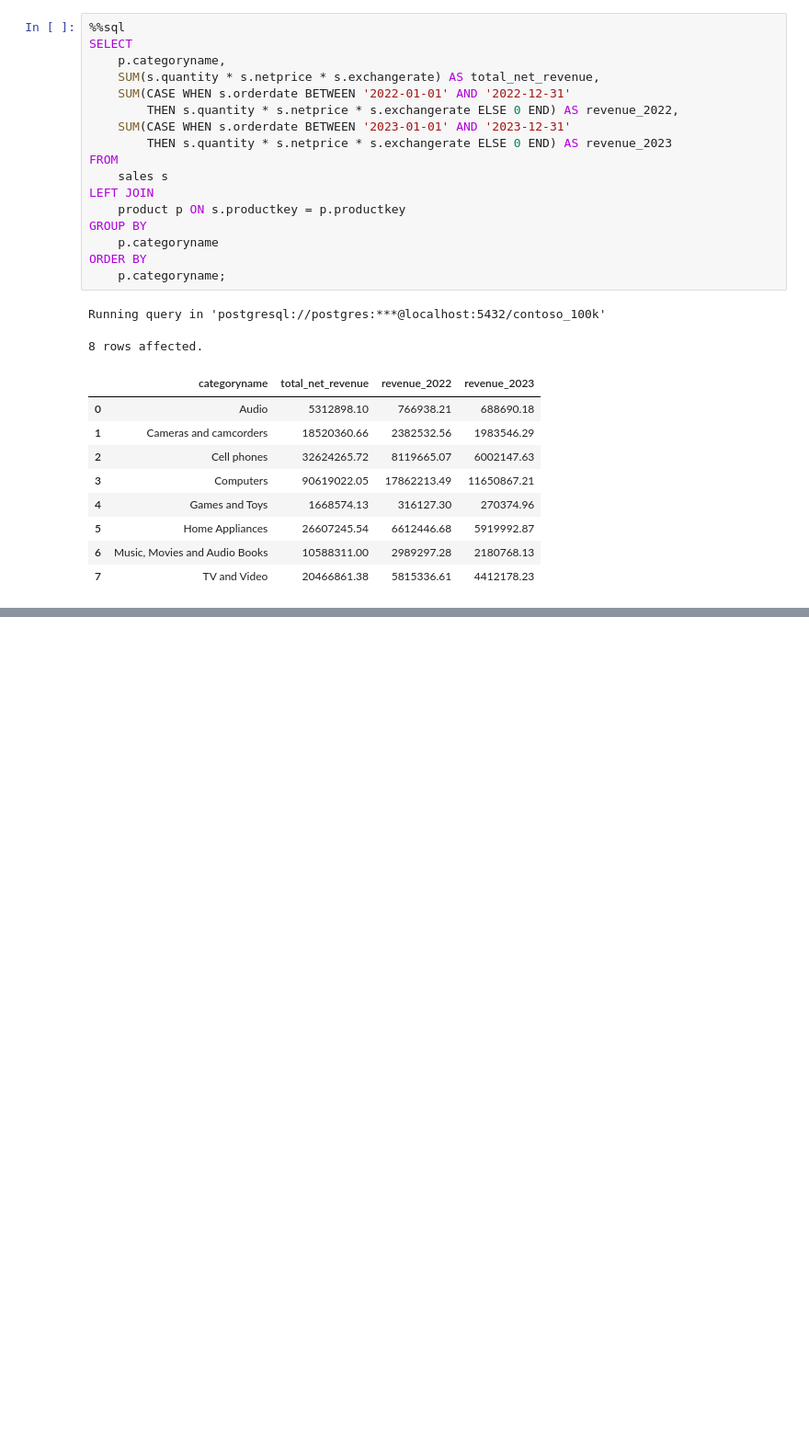
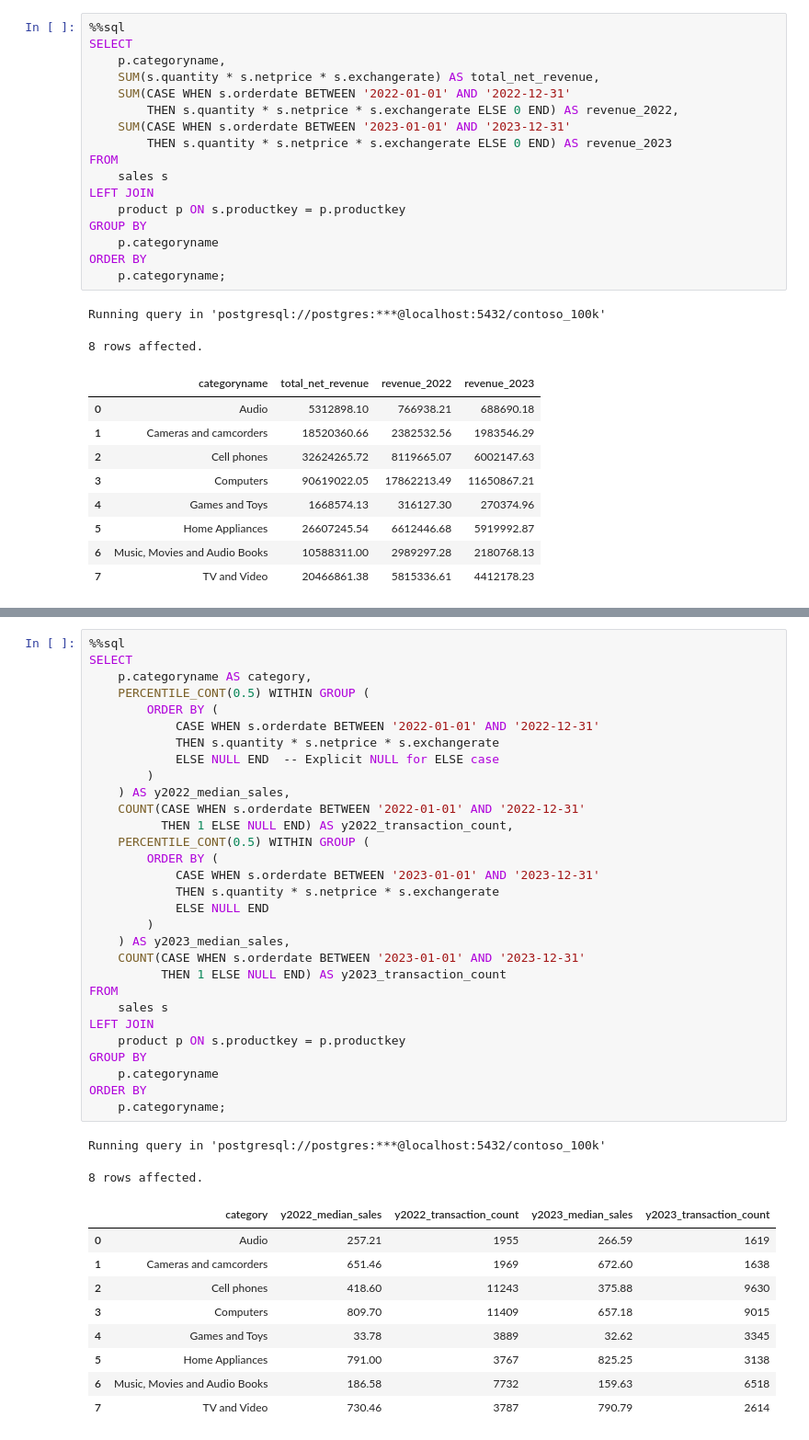
Before and after one commit to nayeemtalukder1/Data-Science-Algorithms, a Jupyter notebook: Resources/Blank_SQL_Notebook.ipynb, the cells around one changed output, grey strips where cells are left out. Shown at 92% size. Drawn from its saved outputs; the diff is of its cells as text; blank space fills up the shorter version.

```diff
--- a/Resources/Blank_SQL_Notebook.ipynb
+++ b/Resources/Blank_SQL_Notebook.ipynb
@@ -565,0 +712,42 @@ Running query in 'postgresql://postgres:***@localhost:5432/contoso_100k'
+# %%
+%%sql
+SELECT
+    p.categoryname AS category,
+    PERCENTILE_CONT(0.5) WITHIN GROUP (
+        ORDER BY (
+            CASE WHEN s.orderdate BETWEEN '2022-01-01' AND '2022-12-31'
+            THEN s.quantity * s.netprice * s.exchangerate
+            ELSE NULL END  -- Explicit NULL for ELSE case
+        )
+    ) AS y2022_median_sales,
+    COUNT(CASE WHEN s.orderdate BETWEEN '2022-01-01' AND '2022-12-31'
+          THEN 1 ELSE NULL END) AS y2022_transaction_count,
+    PERCENTILE_CONT(0.5) WITHIN GROUP (
+        ORDER BY (
+            CASE WHEN s.orderdate BETWEEN '2023-01-01' AND '2023-12-31'
+            THEN s.quantity * s.netprice * s.exchangerate
+            ELSE NULL END
+        )
+    ) AS y2023_median_sales,
+    COUNT(CASE WHEN s.orderdate BETWEEN '2023-01-01' AND '2023-12-31'
+          THEN 1 ELSE NULL END) AS y2023_transaction_count
+FROM
+    sales s
+LEFT JOIN
+    product p ON s.productkey = p.productkey
+GROUP BY
+    p.categoryname
+ORDER BY
+    p.categoryname;
+# %% [output]
+Running query in 'postgresql://postgres:***@localhost:5432/contoso_100k'
+8 rows affected.
+|  | category | y2022_median_sales | y2022_transaction_count | y2023_median_sales | y2023_transaction_count |
+| 0 | Audio | 257.21 | 1955 | 266.59 | 1619 |
+| 1 | Cameras and camcorders | 651.46 | 1969 | 672.60 | 1638 |
+| 2 | Cell phones | 418.60 | 11243 | 375.88 | 9630 |
+| 3 | Computers | 809.70 | 11409 | 657.18 | 9015 |
+| 4 | Games and Toys | 33.78 | 3889 | 32.62 | 3345 |
+| 5 | Home Appliances | 791.00 | 3767 | 825.25 | 3138 |
+| 6 | Music, Movies and Audio Books | 186.58 | 7732 | 159.63 | 6518 |
+| 7 | TV and Video | 730.46 | 3787 | 790.79 | 2614 |
```
Also changed, not shown: parts of 5 cells of this notebook.
